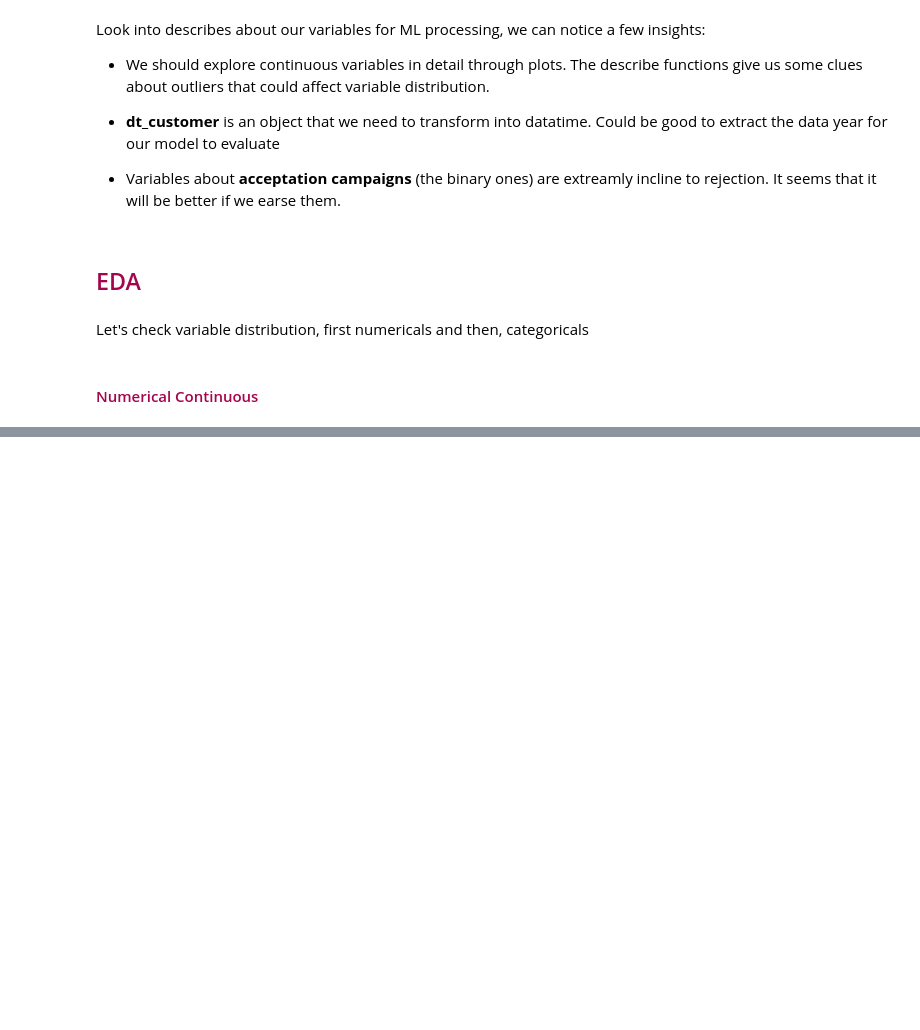
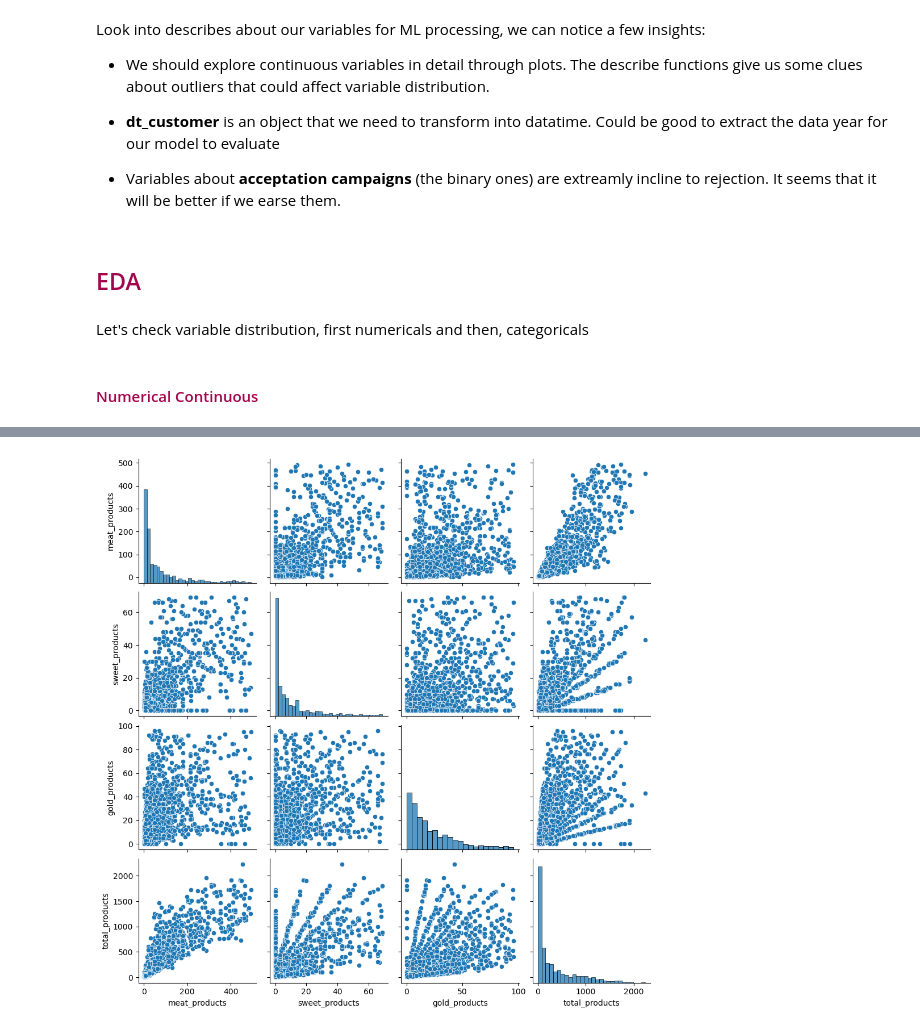
Before and after one commit to TonioDominguez/Marketing_Analysis_Clustering_Clients, a Jupyter notebook: preprocessing.ipynb, the cells around one changed output, grey strips where cells are left out. Saved outputs shown, nothing was run; the diff lists cells and outputs as text; code cells hidden in the pictures; blank space fills up the shorter version.

```diff
--- a/preprocessing.ipynb
+++ b/preprocessing.ipynb
@@ -182 +203,17 @@ def boxplotter_all(df, hue=None, palette='rocket', corner=True, figsize=(12, 6))
+# %%
+def remove_outliers_upper_quantile(df, column, quantile=0.90):
+
+    """
+    Function to remove outliers from a DataFrame using the upper quantile method.
+
+    Parameters:
+    df (DataFrame): The DataFrame to process.
+    column (str): The column name to remove outliers
+    quantile (float): The quantile to use for upper bound (default is 0.90)
+
+    Returns:
+    DataFrame: The DataFrame with outliers removed.
+    """
+    upper_bound = df[column].quantile(quantile)
+    return df[df[column] <= upper_bound]
 # %% [markdown]
@@ -194,0 +256,12 @@ pairplotter(num_var[['age', 'income', 'childrenhome', 'recency']], hue=None, siz
+# %%
+# Let's clean from outliers this specific variables, but this time we will use upper bound with 90% quantile
+
+df = remove_outliers_upper_quantile(df, 'meat_products', quantile=0.90)
+df = remove_outliers_upper_quantile(df, 'sweet_products', quantile=0.90)
+df = remove_outliers_upper_quantile(df, 'gold_products', quantile=0.90)
+# %%
+# Let's visualize them again after removing outliers
+
+pairplotter(df[['meat_products', 'sweet_products', 'gold_products', 'total_products']], hue=None, size=2.5)
+# %% [output]
+[figure, added]
```
Also changed, not shown: parts of 23 cells of this notebook.
